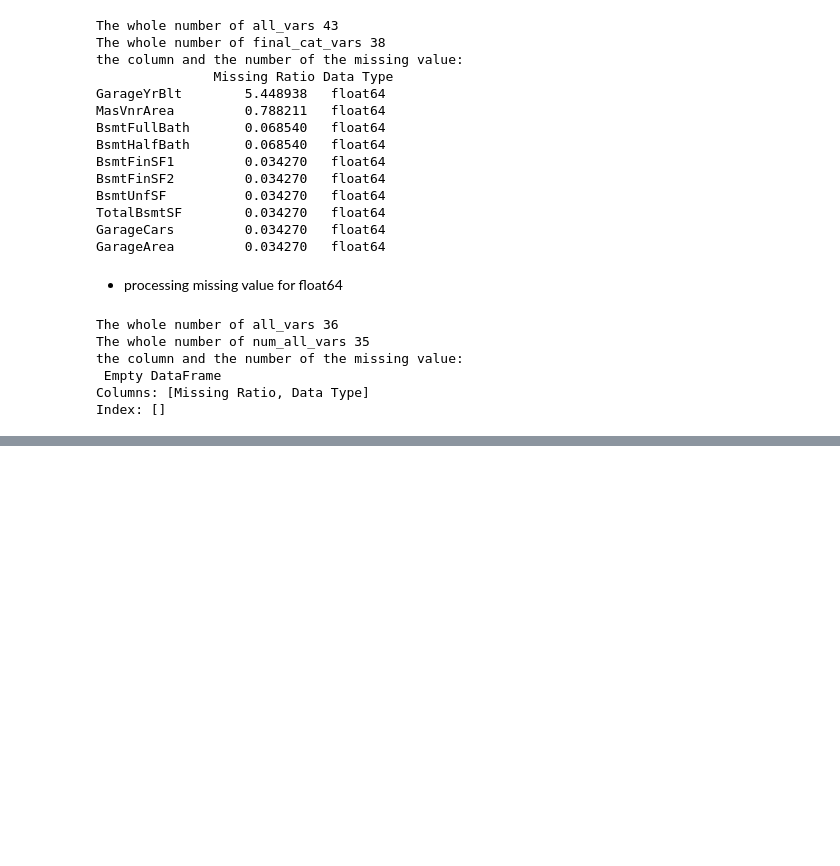
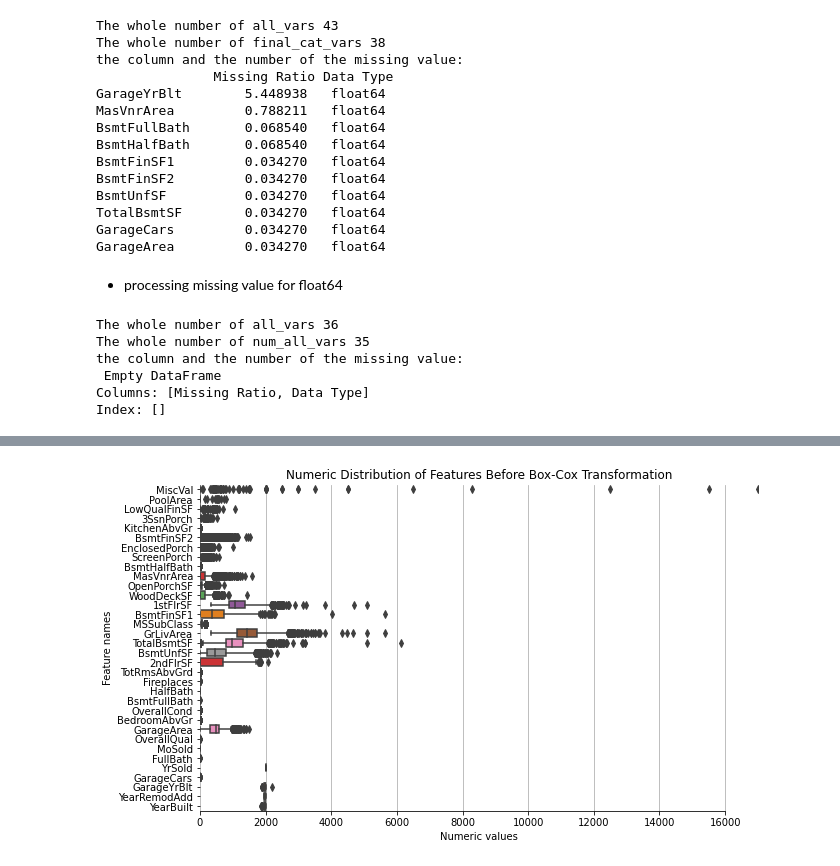
Before and after one commit to mucollabo/kaggle, a Jupyter notebook: Competitions/BostonHousePrice/houseprices-charles01.ipynb, the cells around one changed output, grey strips where cells are left out. Cells and saved outputs as stored; diff of their text form; code cells hidden in the pictures; blank space fills up the shorter version.

```diff
--- a/Competitions/BostonHousePrice/houseprices-charles01.ipynb
+++ b/Competitions/BostonHousePrice/houseprices-charles01.ipynb
@@ -337,0 +340,8 @@ Index: []
+# %%
+from scipy.stats import skew
+
+def find_skew(x):
+    return skew(x)
+
+skew_features = all_df[num_all_vars].apply(find_skew).sort_values(ascending=False)
+skew_features
@@ -337,0 +366,16 @@ Index: []
+# %%
+# make skew_features's index without 'LotArea' and make dataframe all_numeric_df by skew_features's index
+skewnewss_index = list(skew_features.index)
+skewnewss_index.remove('LotArea')
+all_numeric_df = all_df.loc[:, skewnewss_index]
+# %%
+fig, ax = plt.subplots(figsize=(10, 6))
+ax.set_xlim(0, all_numeric_df.max().sort_values(ascending=False)[0])
+ax = sns.boxplot(data=all_numeric_df[skewnewss_index], orient="h", palette="Set1")
+ax.xaxis.grid(True)
+ax.set(ylabel="Feature names")
+ax.set(xlabel="Numeric values")
+ax.set(title="Numeric Distribution of Features Before Box-Cox Transformation")
+sns.despine(trim=True, left=True)
+# %% [output]
+[figure, added]
```
Also changed, not shown: parts of 4 cells of this notebook.
